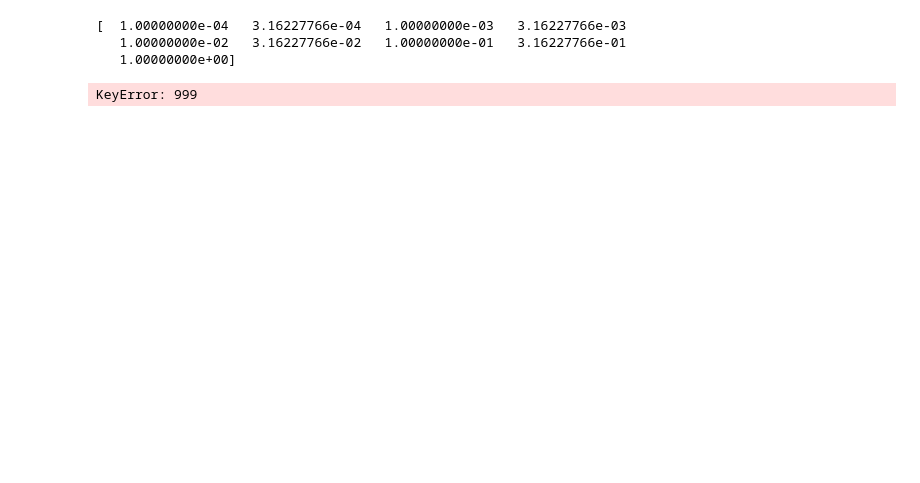
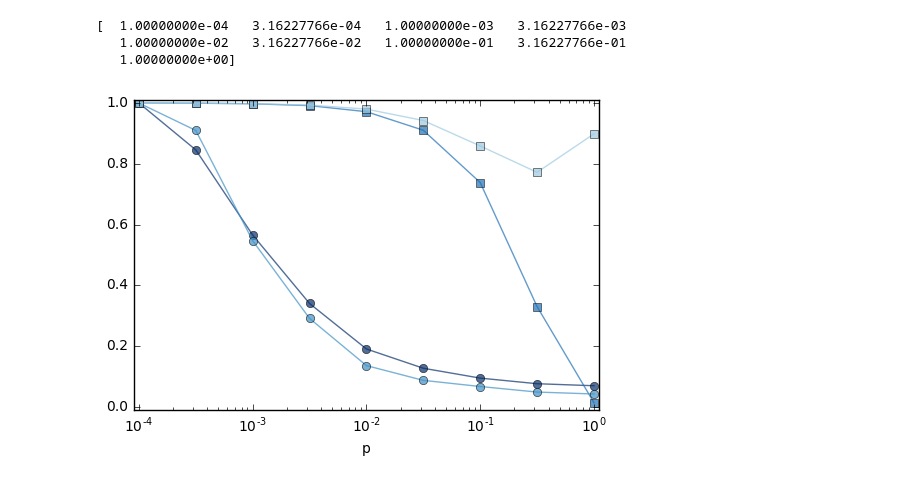
Before and after one commit to gubbatuba/ThinkComplexity2, a Jupyter notebook: code/chap03.ipynb, the cells around one changed output. Cells and saved outputs as stored; diff of their text form; code cells hidden in the pictures; blank space fills up the shorter version.

```diff
--- a/code/chap03.ipynb
+++ b/code/chap03.ipynb
@@ -802,7 +732,5 @@ def run_max_experiment(ps, n=1000, k=10, iters=20):
             res[p].append(run_max_graph(n, k, p))
     return res
 # %%
-res_min = run_min_experiment(ps)
+res = run_experiment(ps)
 res_max = run_max_experiment(ps)
-# %% [output]
-KeyError: 999
@@ -811,12 +737,12 @@ KeyError: 999
 # %%
-Lmin = []
-Cmin = []
-for p, t in sorted(res_min.items()):
+L = []
+C = []
+for p, t in sorted(res.items()):
     mpls, ccs = zip(*t)
     mpl = np.mean(mpls)
     cc = np.mean(ccs)
-    Lmin.append(mpl)
-    Cmin.append(cc)
+    L.append(mpl)
+    C.append(cc)
 
 Lmax = []
 Cmax = []
@@ -827,16 +753,17 @@ for p, t in sorted(res_max.items()):
     Lmax.append(mpl)
     Cmax.append(cc)
 # %%
-Lmin = np.array(Lmin) / Lmin[0]
-Cmin = np.array(Cmin) / Cmin[0]
+L = np.array(L) / L[0]
+C = np.array(C) / C[0]
 
 Lmax = np.array(Lmax) / Lmax[0]
 Cmax = np.array(Cmax) / Cmax[0]
 # %%
-thinkplot.plot(ps, Lmin, style='o-', linewidth=1)
-thinkplot.plot(ps, Cmin, style='s-', linewidth=1)
+thinkplot.plot(ps, L, style='o-', linewidth=1)
+thinkplot.plot(ps, C, style='s-', linewidth=1)
 thinkplot.plot(ps, Lmax, style='o-', linewidth=1)
 thinkplot.plot(ps, Cmax, style='s-', linewidth=1)
-thinkplot.legend()
 thinkplot.config(xlabel='p', xscale='log',
                  xlim=[0.00009, 1.1], ylim=[-0.01, 1.01])
+# %% [output]
+[figure, added]
```
Also changed, not shown: parts of 10 cells of this notebook.
